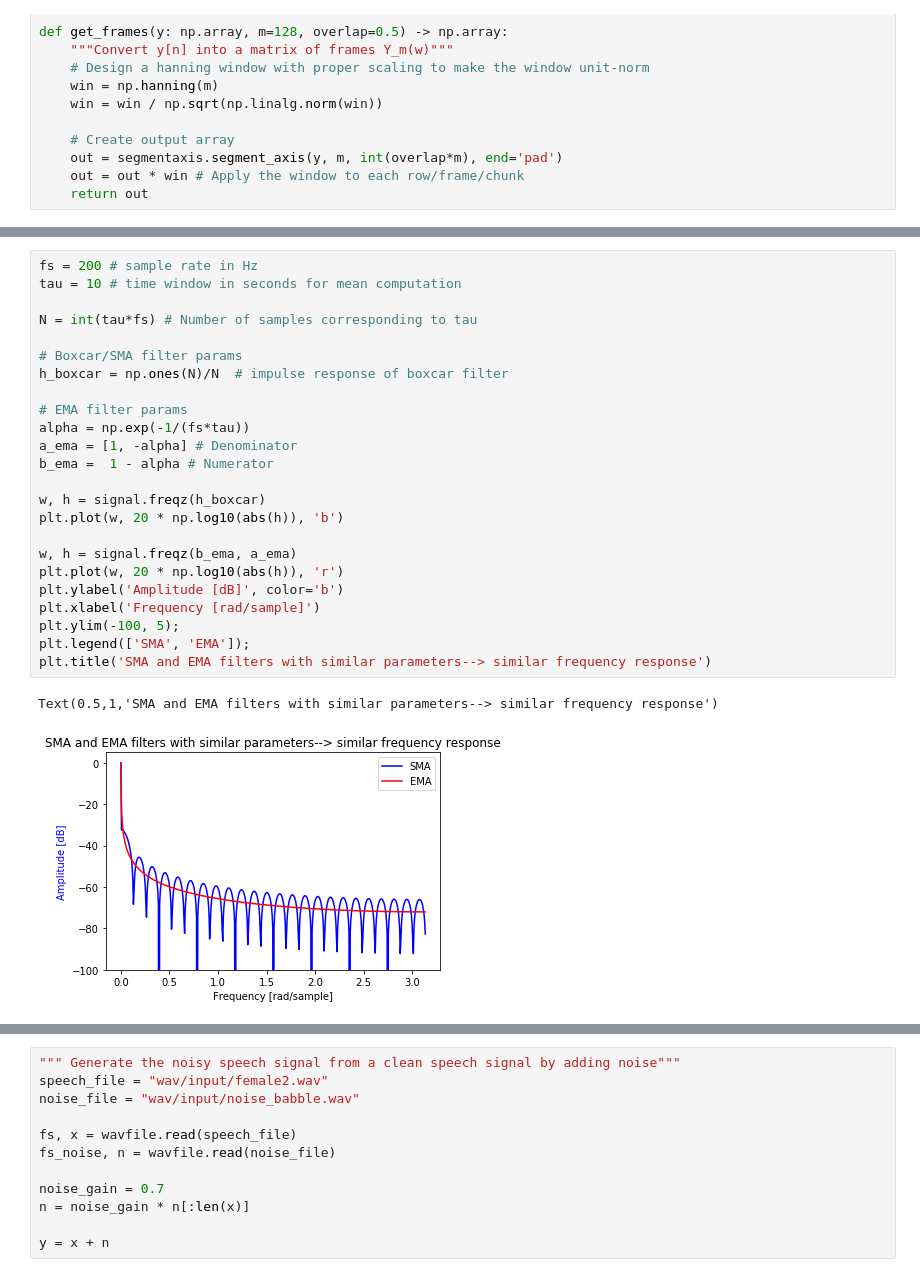
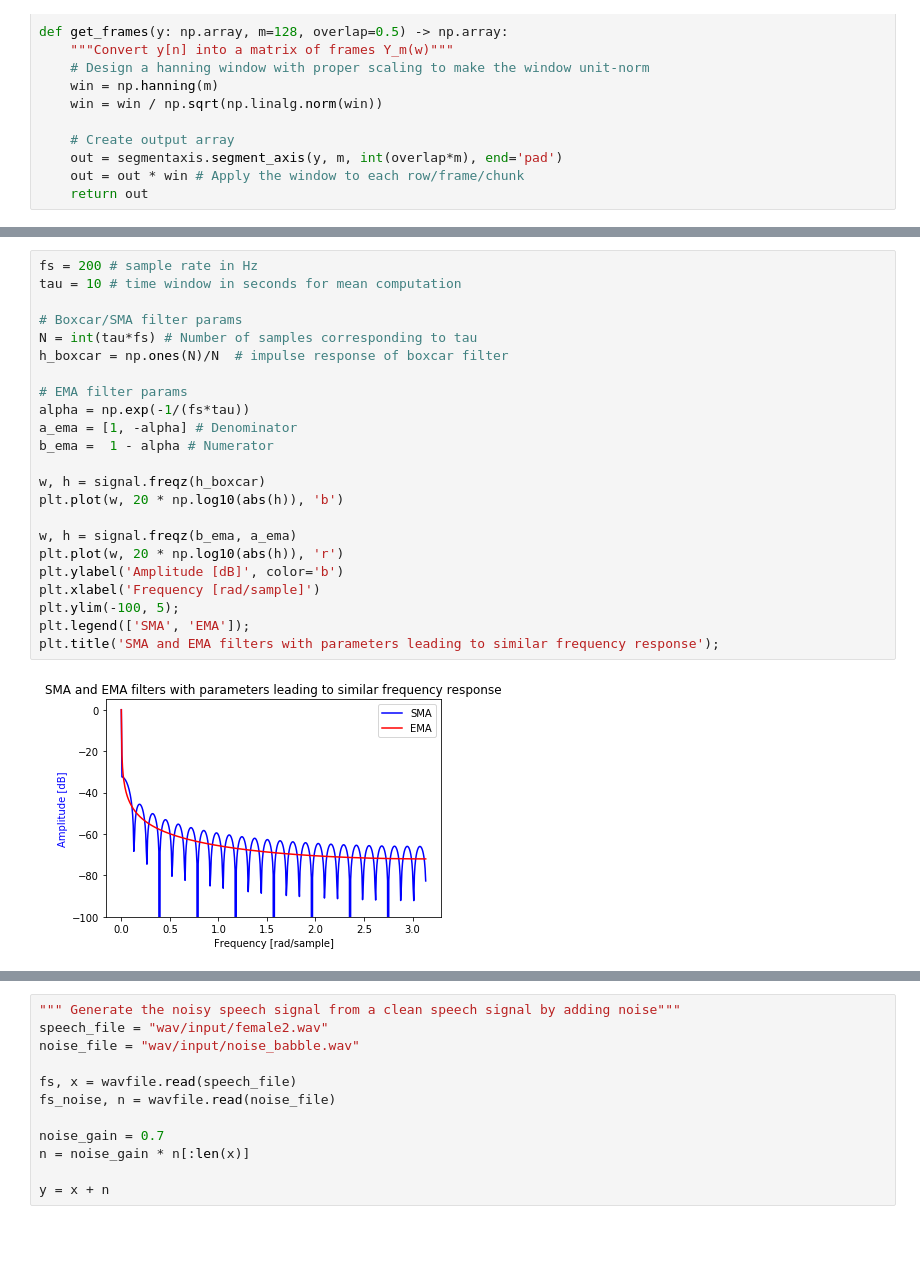
Before and after one commit to baocin/embedded-sigproc, a Jupyter notebook: content/posts/sigproc/classic_speech_enhancement/classical_speech_enhancement_techniques.ipynb, the cells around one changed output, grey strips where cells are left out. Saved outputs shown, nothing was run; the diff lists cells and outputs as text; blank space fills up the shorter version.

```diff
--- a/content/posts/sigproc/classic_speech_enhancement/classical_speech_enhancement_techniques.ipynb
+++ b/content/posts/sigproc/classic_speech_enhancement/classical_speech_enhancement_techniques.ipynb
@@ -61,28 +61,26 @@ The frequency response of the SMA and EMA is presented below for comparison:
 # %%
 fs = 200 # sample rate in Hz
 tau = 10 # time window in seconds for mean computation
 
+# Boxcar/SMA filter params
 N = int(tau*fs) # Number of samples corresponding to tau
-
-# Boxcar/SMA filter params
 h_boxcar = np.ones(N)/N  # impulse response of boxcar filter
 
 # EMA filter params
 alpha = np.exp(-1/(fs*tau))
 a_ema = [1, -alpha] # Denominator
 b_ema =  1 - alpha # Numerator
 
 w, h = signal.freqz(h_boxcar)
 plt.plot(w, 20 * np.log10(abs(h)), 'b')
 
 w, h = signal.freqz(b_ema, a_ema)
 plt.plot(w, 20 * np.log10(abs(h)), 'r')
 plt.ylabel('Amplitude [dB]', color='b')
 plt.xlabel('Frequency [rad/sample]')
 plt.ylim(-100, 5);
 plt.legend(['SMA', 'EMA']);
-plt.title('SMA and EMA filters with similar parameters--> similar frequency response')
+plt.title('SMA and EMA filters with parameters leading to similar frequency response');
 # %% [output]
-Text(0.5,1,'SMA and EMA filters with similar parameters--> similar frequency response')
-[figure, old version]
+[figure, new version]
 # %% [markdown]
```
Also changed, not shown: parts of 4 cells of this notebook.
